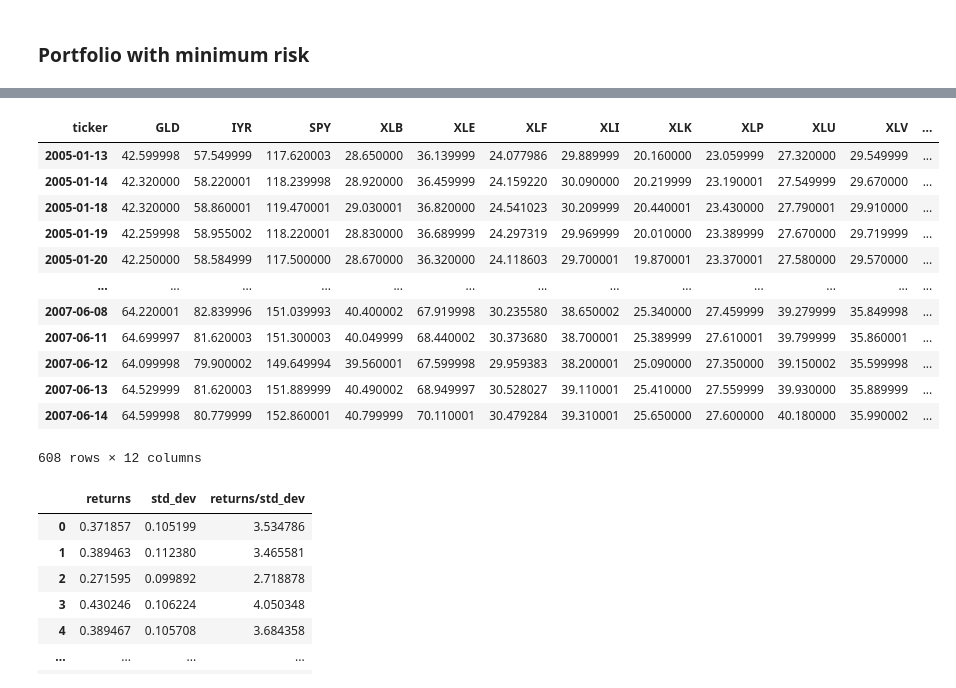
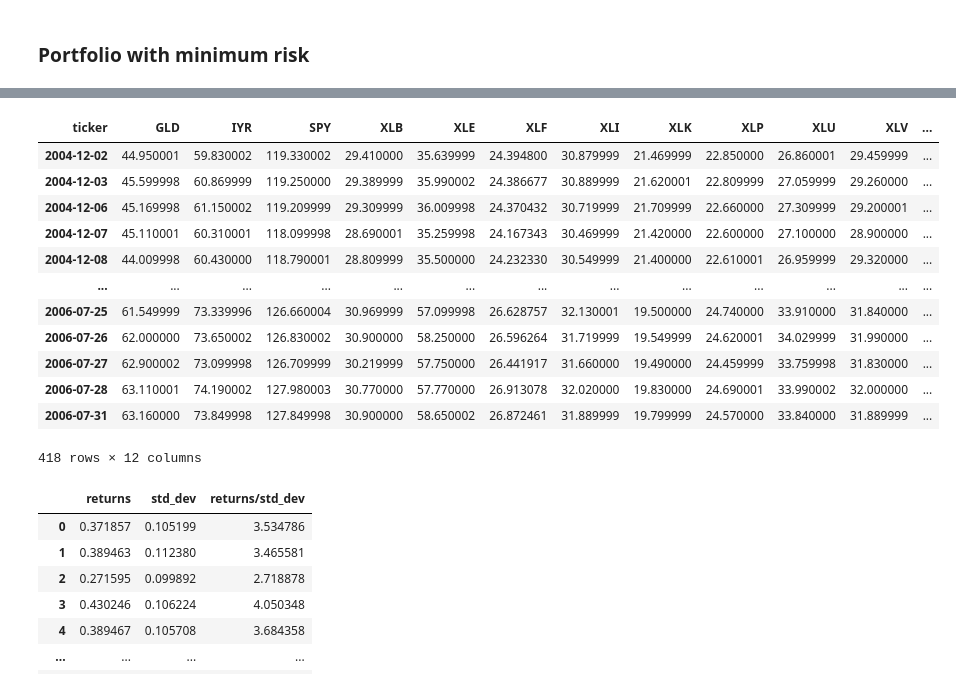
Before and after one commit to andrewdtu/asset-class-performance-under-inflation, a Jupyter notebook: portfolio_randomizer.ipynb, the cells around one changed output, grey strips where cells are left out. Drawn from its saved outputs; the diff is of its cells as text; code cells hidden in the pictures.

```diff
--- a/portfolio_randomizer.ipynb
+++ b/portfolio_randomizer.ipynb
@@ -240,34 +240,34 @@ XLY 2.47%
 # %%
 # Read CSV to get the prices
 stock_prices_1 = pd.read_csv("stock.csv",index_col=0)
 
 
 stock_prices_1 = stock_prices_1.pivot_table(index=['Date'],columns=['ticker'],values=['Close']).rename_axis(None, axis=0)
 stock_prices_1.columns = stock_prices_1.columns.droplevel(0)
 
 
 stock_prices = stock_prices_1
 #2005-01-12 to 2007-06-15
-m1 = stock_prices.index > '2005-01-12'
-m2 = stock_prices.index < '2007-06-15'
+m1 = stock_prices.index > '2004-12-01'
+m2 = stock_prices.index < '2006-08-01'
 stock_prices = stock_prices[np.logical_and.reduce([m1, m2])]
 stock_prices.to_csv('stock_period1.csv')
 
 stock_prices
 # %% [output]
 | ticker | GLD | IYR | SPY | XLB | XLE | XLF | XLI | XLK | XLP | XLU | XLV | ... |
-| 2005-01-13 | 42.599998 | 57.549999 | 117.620003 | 28.650000 | 36.139999 | 24.077986 | 29.889999 | 20.160000 | 23.059999 | 27.320000 | 29.549999 | ... |
-| 2005-01-14 | 42.320000 | 58.220001 | 118.239998 | 28.920000 | 36.459999 | 24.159220 | 30.090000 | 20.219999 | 23.190001 | 27.549999 | 29.670000 | ... |
-| 2005-01-18 | 42.320000 | 58.860001 | 119.470001 | 29.030001 | 36.820000 | 24.541023 | 30.209999 | 20.440001 | 23.430000 | 27.790001 | 29.910000 | ... |
-| 2005-01-19 | 42.259998 | 58.955002 | 118.220001 | 28.830000 | 36.689999 | 24.297319 | 29.969999 | 20.010000 | 23.389999 | 27.670000 | 29.719999 | ... |
-| 2005-01-20 | 42.250000 | 58.584999 | 117.500000 | 28.670000 | 36.320000 | 24.118603 | 29.700001 | 19.870001 | 23.370001 | 27.580000 | 29.570000 | ... |
+| 2004-12-02 | 44.950001 | 59.830002 | 119.330002 | 29.410000 | 35.639999 | 24.394800 | 30.879999 | 21.469999 | 22.850000 | 26.860001 | 29.459999 | ... |
+| 2004-12-03 | 45.599998 | 60.869999 | 119.250000 | 29.389999 | 35.990002 | 24.386677 | 30.889999 | 21.620001 | 22.809999 | 27.059999 | 29.260000 | ... |
+| 2004-12-06 | 45.169998 | 61.150002 | 119.209999 | 29.309999 | 36.009998 | 24.370432 | 30.719999 | 21.709999 | 22.660000 | 27.309999 | 29.200001 | ... |
+| 2004-12-07 | 45.110001 | 60.310001 | 118.099998 | 28.690001 | 35.259998 | 24.167343 | 30.469999 | 21.420000 | 22.600000 | 27.100000 | 28.900000 | ... |
+| 2004-12-08 | 44.009998 | 60.430000 | 118.790001 | 28.809999 | 35.500000 | 24.232330 | 30.549999 | 21.400000 | 22.610001 | 26.959999 | 29.320000 | ... |
 | ... | ... | ... | ... | ... | ... | ... | ... | ... | ... | ... | ... | ... |
-| 2007-06-08 | 64.220001 | 82.839996 | 151.039993 | 40.400002 | 67.919998 | 30.235580 | 38.650002 | 25.340000 | 27.459999 | 39.279999 | 35.849998 | ... |
-| 2007-06-11 | 64.699997 | 81.620003 | 151.300003 | 40.049999 | 68.440002 | 30.373680 | 38.700001 | 25.389999 | 27.610001 | 39.799999 | 35.860001 | ... |
-| 2007-06-12 | 64.099998 | 79.900002 | 149.649994 | 39.560001 | 67.599998 | 29.959383 | 38.200001 | 25.090000 | 27.350000 | 39.150002 | 35.599998 | ... |
-| 2007-06-13 | 64.529999 | 81.620003 | 151.889999 | 40.490002 | 68.949997 | 30.528027 | 39.110001 | 25.410000 | 27.559999 | 39.930000 | 35.889999 | ... |
-| 2007-06-14 | 64.599998 | 80.779999 | 152.860001 | 40.799999 | 70.110001 | 30.479284 | 39.310001 | 25.650000 | 27.600000 | 40.180000 | 35.990002 | ... |
+| 2006-07-25 | 61.549999 | 73.339996 | 126.660004 | 30.969999 | 57.099998 | 26.628757 | 32.130001 | 19.500000 | 24.740000 | 33.910000 | 31.840000 | ... |
+| 2006-07-26 | 62.000000 | 73.650002 | 126.830002 | 30.900000 | 58.250000 | 26.596264 | 31.719999 | 19.549999 | 24.620001 | 34.029999 | 31.990000 | ... |
+| 2006-07-27 | 62.900002 | 73.099998 | 126.709999 | 30.219999 | 57.750000 | 26.441917 | 31.660000 | 19.490000 | 24.459999 | 33.759998 | 31.830000 | ... |
+| 2006-07-28 | 63.110001 | 74.190002 | 127.980003 | 30.770000 | 57.770000 | 26.913078 | 32.020000 | 19.830000 | 24.690001 | 33.990002 | 32.000000 | ... |
+| 2006-07-31 | 63.160000 | 73.849998 | 127.849998 | 30.900000 | 58.650002 | 26.872461 | 31.889999 | 19.799999 | 24.570000 | 33.840000 | 31.889999 | ... |
-608 rows × 12 columns
+418 rows × 12 columns
 # %%
 # Calculate annualised returns
 total_returns = ((((stock_prices.iloc[-1]-stock_prices.iloc[0]) / stock_prices.iloc[0]) + 1)**(len(stock_prices)/len(stock_prices)) - 1)
```
Also changed, not shown: parts of 6 cells of this notebook, 5 other files.
